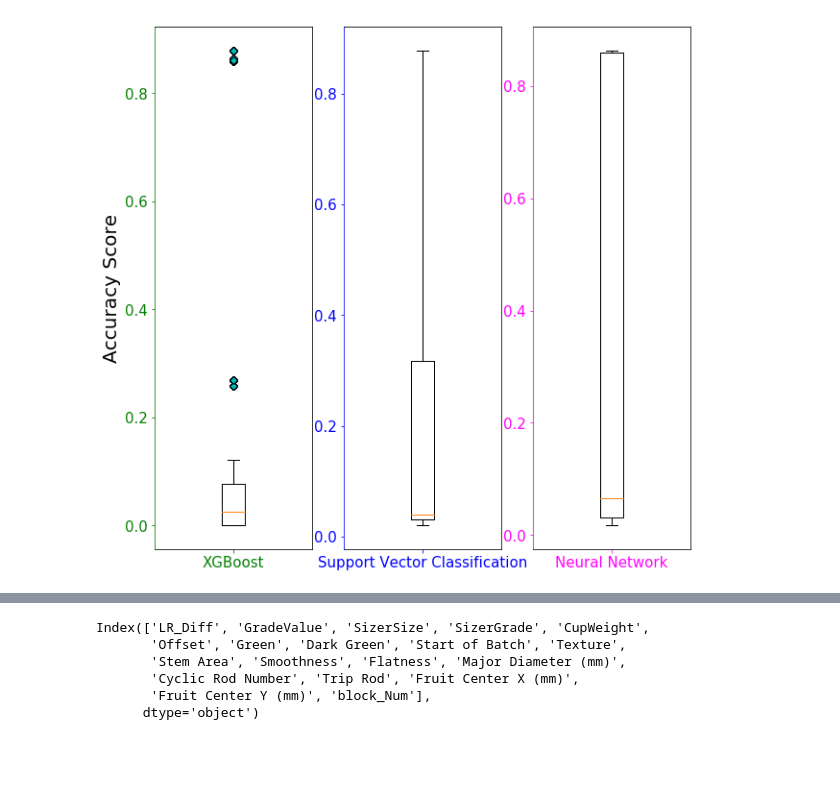
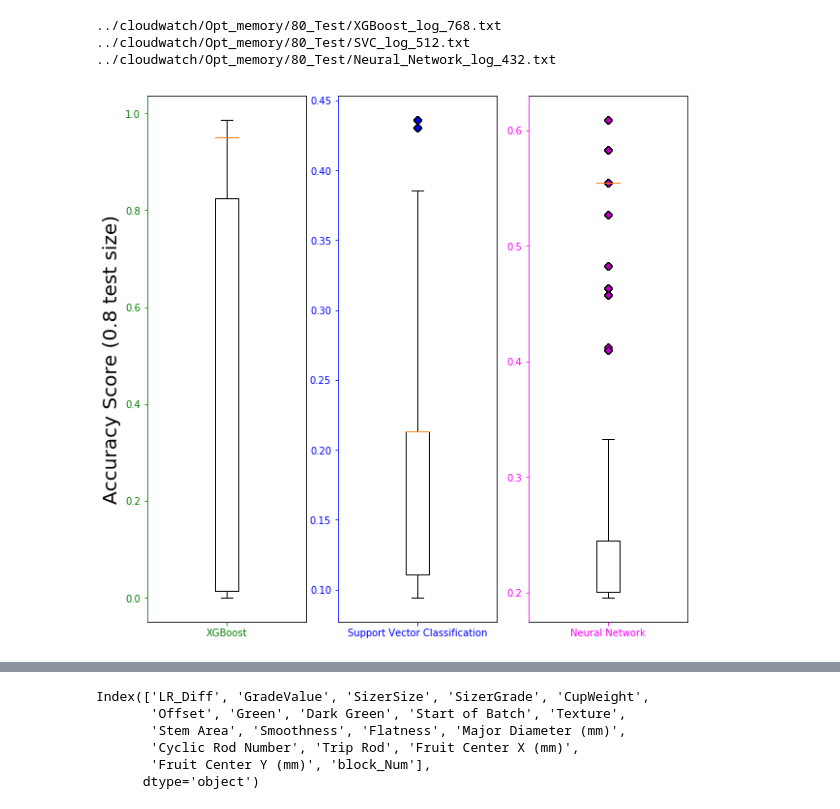
Before and after one commit to Heronalps/Seneca, a Jupyter notebook: notebooks/box_plot.ipynb, the cells around one changed output, grey strips where cells are left out. Cells and saved outputs as stored; diff of their text form; code cells hidden in the pictures; blank space fills up the shorter version.

Commit message:
mz - finish second round of experiment and graph plotting

```diff
--- a/notebooks/box_plot.ipynb
+++ b/notebooks/box_plot.ipynb
@@ -12,7 +12,7 @@ def parse(file_path, pattern="Accuracy Score"):
         while line:
             count = count + 1
             # print ("count : {0}".format(count))
-            match = re.search(pattern + "\s*:* (\d*.\d*)", line)
+            match = re.search(pattern + "\s*:* (\d*..*)", line)
 
             if match:
                 score = float(match.group(1))
@@ -32,3 +173,11 @@ neural_network_scores = parse("./results/neural_network/neural_network_output.tx
+# %%
+xgboost_scores = parse("../cloudwatch/Opt_memory/80_Test/XGBoost_log_768.txt")
+svc_scores = parse("../cloudwatch/Opt_memory/80_Test/SVC_log_512.txt")
+neural_network_scores = parse("../cloudwatch/Opt_memory/80_Test/Neural_Network_log_432.txt")
+# %% [output]
+../cloudwatch/Opt_memory/80_Test/XGBoost_log_768.txt
+../cloudwatch/Opt_memory/80_Test/SVC_log_512.txt
+../cloudwatch/Opt_memory/80_Test/Neural_Network_log_432.txt
 # %%
 cyan_diamond = dict(markerfacecolor='c', marker='D')
 blue_diamond = dict(markerfacecolor='b', marker='D')
@@ -36,28 +185,28 @@ magenta_diamond = dict(markerfacecolor='m', marker='D')
 # %%
 fig = plt.figure(figsize=[10, 10])
 
 
 ax1 = fig.add_subplot(131)
-ax1.boxplot(xgboost_scores, whis=2, usermedians=[0.024210444278385725], labels = ['XGBoost'],\
+ax1.boxplot(xgboost_scores, whis=2, usermedians=[0.9507369196757554], labels = ['XGBoost'],\
             flierprops = cyan_diamond)
 ax1.spines['left'].set_color('green')
-ax1.tick_params(axis='both', colors='green', labelsize = 15)
-ax1.set_ylabel("Accuracy Score", fontsize = 20)
+ax1.tick_params(axis='both', colors='green', labelsize = 10)
+ax1.set_ylabel("Accuracy Score (0.8 test size)", fontsize = 20)
 
 
 ax2 = fig.add_subplot(132)
-ax2.boxplot(svc_scores, whis=2, usermedians=[0.03926197570479028], labels = ['Support Vector Classification'], \
+ax2.boxplot(svc_scores, whis=2, usermedians=[0.21308032424465734], labels = ['Support Vector Classification'], \
             flierprops = blue_diamond)
 ax2.spines['left'].set_color('blue')
-ax2.tick_params(axis='both', colors='blue', labelsize=15)
+ax2.tick_params(axis='both', colors='blue', labelsize=10)
 
 ax3 = fig.add_subplot(133)
-ax3.boxplot(neural_network_scores, whis=2, usermedians=[0.06511743051130295], labels = ['Neural Network'], \
+ax3.boxplot(neural_network_scores, whis=2, usermedians=[0.5543846720707443], labels = ['Neural Network'], \
             flierprops = magenta_diamond)
 ax3.spines['left'].set_color('magenta')
-ax3.tick_params(axis='both', colors='magenta', labelsize=15)
+ax3.tick_params(axis='both', colors='magenta', labelsize=10)
 
 plt.show()
-fig.savefig("./box_plot_Accuracy.png")
+fig.savefig("../box_plot_Accuracy_80.png")
 # %% [output]
-[figure, old version]
+[figure, new version]
```
Also changed, not shown: parts of 21 cells of this notebook, 25 other files.
